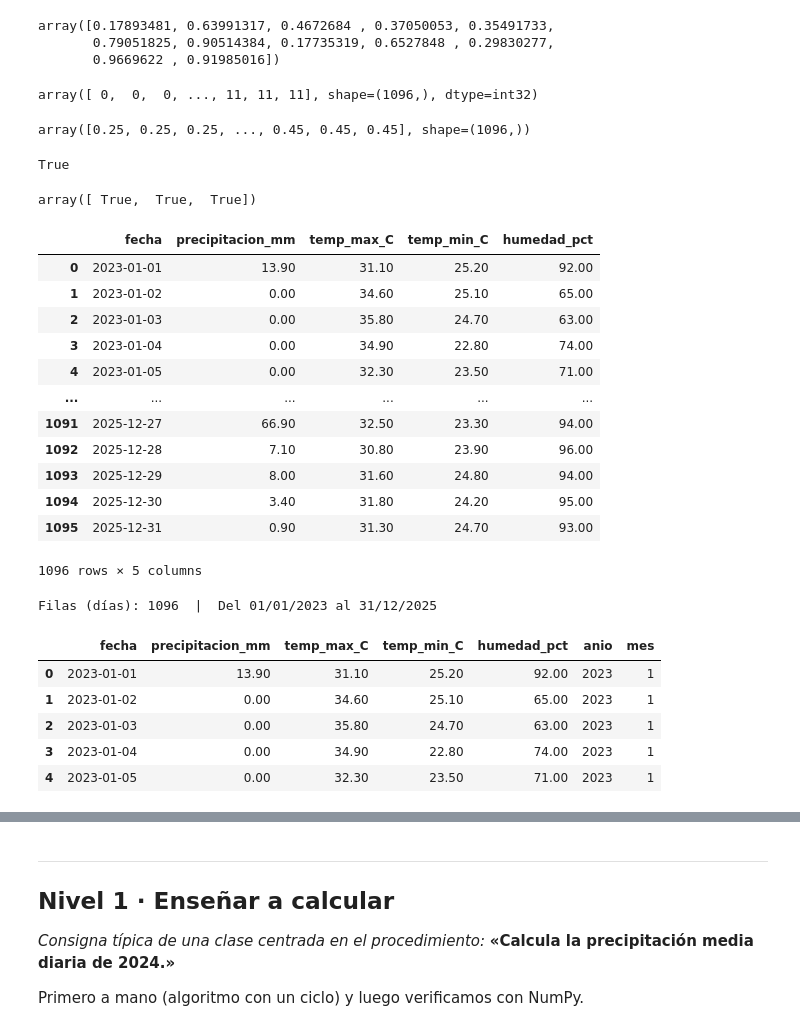
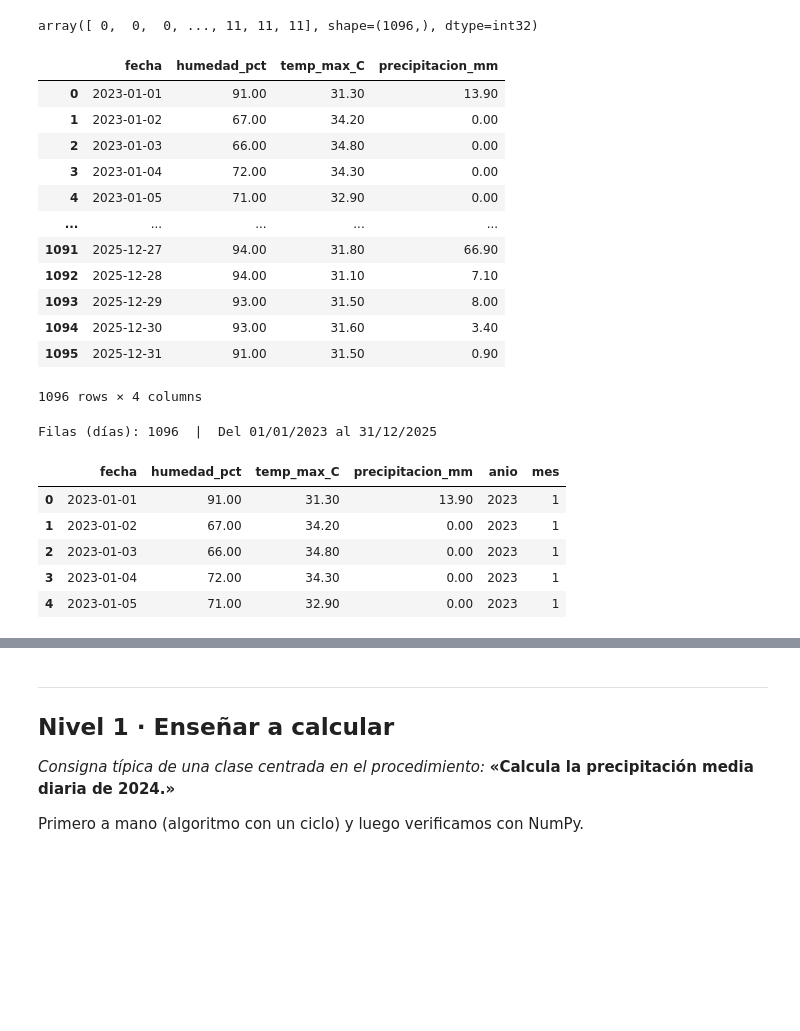
Before and after one commit to marco-canas/simposio_educacion_estadistica_2026, a Jupyter notebook: 4_caucasia_calcular_vs_pensar.ipynb, the cells around one changed output, grey strips where cells are left out. Drawn from its saved outputs; the diff is of its cells as text; code cells hidden in the pictures; blank space fills up the shorter version.

```diff
--- a/4_caucasia_calcular_vs_pensar.ipynb
+++ b/4_caucasia_calcular_vs_pensar.ipynb
@@ -56,87 +36,72 @@ La función siguiente *genera* los datos; leerla es parte de la actividad (¿qu
 # %%
 rng = np.random.default_rng(2026)
-rng.random(12)
-# %% [output]
-array([0.17893481, 0.63991317, 0.4672684 , 0.37050053, 0.35491733,
-       0.79051825, 0.90514384, 0.17735319, 0.6527848 , 0.29830277,
-       0.9669622 , 0.91985016])
 # %%
 fechas = pd.date_range("2023-01-01", "2025-12-31", freq="D")
 mes = fechas.month.values
 mes-1
 # %% [output]
 array([ 0,  0,  0, ..., 11, 11, 11], shape=(1096,), dtype=int32)
-# %%
-np.array([.25, .28, .40, .62, .75, .65, .62, .68, .72, .80, .78, .45])[mes - 1]
-# %% [output]
-array([0.25, 0.25, 0.25, ..., 0.45, 0.45, 0.45], shape=(1096,))
-# %%
-len(mes) == len(np.array([.25, .28, .40, .62, .75, .65, .62, .68, .72, .80, .78, .45])[mes - 1])
-# %% [output]
-True
-# %%
-np.array([1,2,3]) < np.array([4,5,6])
-# %% [output]
-array([ True,  True,  True])
 # %%
 import numpy as np
 import pandas as pd
 
 def simular_caucasia(semilla=2026):
     """Genera 3 años de datos diarios SIMULADOS con un régimen plausible para el Bajo Cauca
     (calor constante, época más seca entre diciembre y marzo, lluvias fuertes entre abril
     y noviembre).
     NO son registros observados: sirven para enseñar."""
     rng = np.random.default_rng(semilla)
     fechas = pd.date_range("2023-01-01", "2025-12-31", freq="D")
     mes = fechas.month.values
 
     # Probabilidad de que un día sea lluvioso y lluvia media de un día lluvioso (mm), por mes
     p_lluvia = np.array([.25, .28, .40, .62, .75, .65, .62, .68, .72, .80, .78, .45])[mes - 1]
     mm_medio = np.array([7, 8, 10, 12, 14, 13, 12, 13, 13, 15, 15, 9])[mes - 1]
 
     llueve = rng.random(len(fechas)) < p_lluvia
     forma = 0.7                                   # forma < 1  ->  muchos días de poca lluvia y pocos muy fuertes
     mm = np.minimum(rng.gamma(forma, mm_medio / forma), 120)   # tope físico razonable
     precipitacion = np.where(llueve, mm, 0.0).round(1)
 
     humedad = (68 + 18 * llueve + 0.15 * np.minimum(precipitacion, 30)
-               + 8 * p_lluvia + rng.normal(0, 3.5, len(fechas)))
+               + 8 * p_lluvia + rng.normal(0, 2, len(fechas)))
     humedad = np.clip(humedad, 45, 100).round(0)
-    temp_max = (41 - 0.105 * humedad + rng.normal(0, 0.8, len(fechas))).round(1)
+    temp_max = (41 - 0.105 * humedad + rng.normal(0, 0.4, len(fechas))).round(1)
     temp_min = (23.5 + 0.8 * p_lluvia + rng.normal(0, 0.7, len(fechas))).round(1)
 
-    return pd.DataFrame({"fecha": fechas, "precipitacion_mm": precipitacion,
-                         "temp_max_C": temp_max, "temp_min_C": temp_min,
-                         "humedad_pct": humedad})
+    return pd.DataFrame({"fecha": fechas,
+                          "humedad_pct": humedad,
+                         "temp_max_C": temp_max,
+                         "precipitacion_mm": precipitacion
+                        })
 
 df = simular_caucasia()
 df
 # %% [output]
-|  | fecha | precipitacion_mm | temp_max_C | temp_min_C | humedad_pct |
-| 0 | 2023-01-01 | 13.90 | 31.10 | 25.20 | 92.00 |
-| 1 | 2023-01-02 | 0.00 | 34.60 | 25.10 | 65.00 |
-| 2 | 2023-01-03 | 0.00 | 35.80 | 24.70 | 63.00 |
-| 3 | 2023-01-04 | 0.00 | 34.90 | 22.80 | 74.00 |
-| 4 | 2023-01-05 | 0.00 | 32.30 | 23.50 | 71.00 |
-| ... | ... | ... | ... | ... | ... |
-| 1091 | 2025-12-27 | 66.90 | 32.50 | 23.30 | 94.00 |
-| 1092 | 2025-12-28 | 7.10 | 30.80 | 23.90 | 96.00 |
-| 1093 | 2025-12-29 | 8.00 | 31.60 | 24.80 | 94.00 |
-| 1094 | 2025-12-30 | 3.40 | 31.80 | 24.20 | 95.00 |
-| 1095 | 2025-12-31 | 0.90 | 31.30 | 24.70 | 93.00 |
+|  | fecha | humedad_pct | temp_max_C | precipitacion_mm |
+| 0 | 2023-01-01 | 91.00 | 31.30 | 13.90 |
+| 1 | 2023-01-02 | 67.00 | 34.20 | 0.00 |
+| 2 | 2023-01-03 | 66.00 | 34.80 | 0.00 |
+| 3 | 2023-01-04 | 72.00 | 34.30 | 0.00 |
+| 4 | 2023-01-05 | 71.00 | 32.90 | 0.00 |
+| ... | ... | ... | ... | ... |
+| 1091 | 2025-12-27 | 94.00 | 31.80 | 66.90 |
+| 1092 | 2025-12-28 | 94.00 | 31.10 | 7.10 |
+| 1093 | 2025-12-29 | 93.00 | 31.50 | 8.00 |
+| 1094 | 2025-12-30 | 93.00 | 31.60 | 3.40 |
+| 1095 | 2025-12-31 | 91.00 | 31.50 | 0.90 |
-1096 rows × 5 columns
+1096 rows × 4 columns
 # %%
 df["anio"] = df["fecha"].dt.year
 df["mes"] = df["fecha"].dt.month
 
 print(f"Filas (días): {len(df)}  |  Del {df['fecha'].min():%d/%m/%Y} al {df['fecha'].max():%d/%m/%Y}")
-display(df.head())
+df.head()
 # %% [output]
 Filas (días): 1096  |  Del 01/01/2023 al 31/12/2025
-|  | fecha | precipitacion_mm | temp_max_C | temp_min_C | humedad_pct | anio | mes |
-| 0 | 2023-01-01 | 13.90 | 31.10 | 25.20 | 92.00 | 2023 | 1 |
-| 1 | 2023-01-02 | 0.00 | 34.60 | 25.10 | 65.00 | 2023 | 1 |
-| 2 | 2023-01-03 | 0.00 | 35.80 | 24.70 | 63.00 | 2023 | 1 |
-| 3 | 2023-01-04 | 0.00 | 34.90 | 22.80 | 74.00 | 2023 | 1 |
-| 4 | 2023-01-05 | 0.00 | 32.30 | 23.50 | 71.00 | 2023 | 1 |
+|  | fecha | humedad_pct | temp_max_C | precipitacion_mm | anio | mes |
+| 0 | 2023-01-01 | 91.00 | 31.30 | 13.90 | 2023 | 1 |
+| 1 | 2023-01-02 | 67.00 | 34.20 | 0.00 | 2023 | 1 |
+| 2 | 2023-01-03 | 66.00 | 34.80 | 0.00 | 2023 | 1 |
+| 3 | 2023-01-04 | 72.00 | 34.30 | 0.00 | 2023 | 1 |
+| 4 | 2023-01-05 | 71.00 | 32.90 | 0.00 | 2023 | 1 |
```
Also changed, not shown: parts of 36 cells of this notebook, 12 other files.
